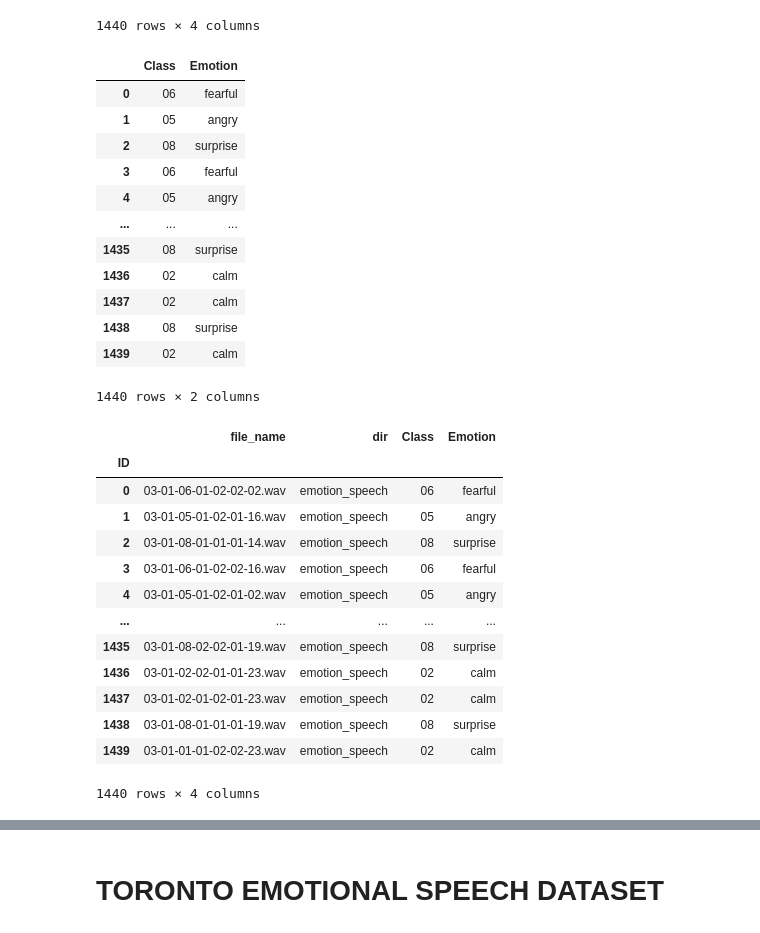
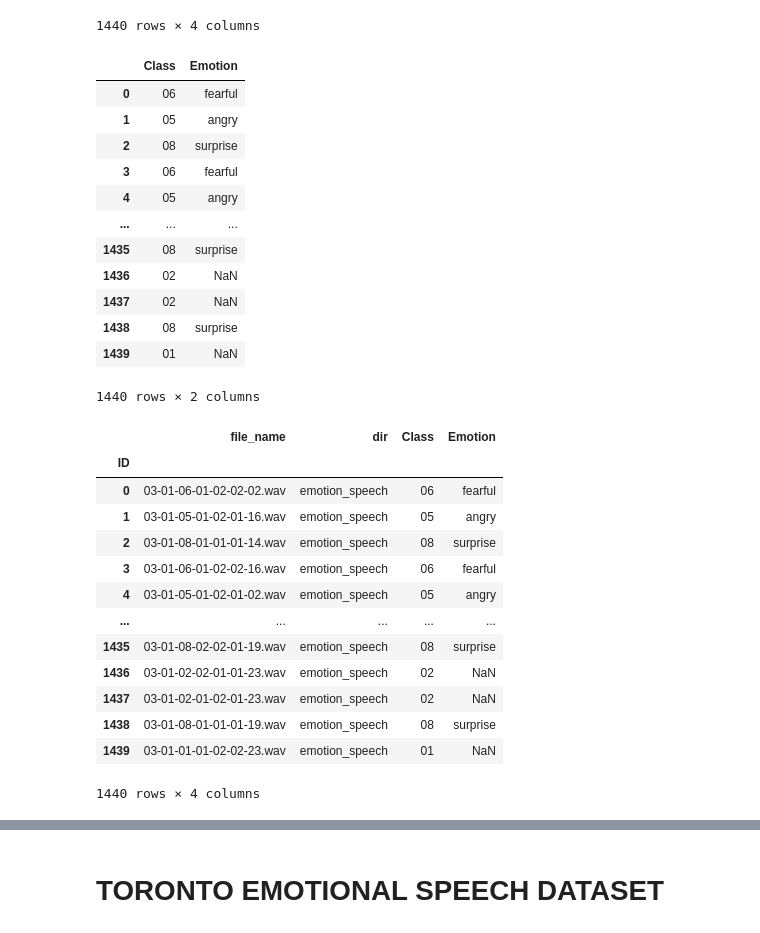
Before and after one commit to timsamson/audible_emotion_recognition, a Jupyter notebook: data_prep/data_prep.ipynb, the cells around one changed output, grey strips where cells are left out. Saved outputs shown, nothing was run; the diff lists cells and outputs as text; code cells hidden in the pictures.

```diff
--- a/data_prep/data_prep.ipynb
+++ b/data_prep/data_prep.ipynb
@@ -77,39 +77,39 @@ file_name_df
 
 # Modality (01 = full-AV, 02 = video-only, 03 = audio-only).
 # Vocal channel (01 = speech, 02 = song).
 # Emotion (01 = neutral, 02 = calm, 03 = happy, 04 = sad, 05 = angry, 06 = fearful, 07 = disgust, 08 = surprised).
 # Emotional intensity (01 = normal, 02 = strong). NOTE: There is no strong intensity for the 'neutral' emotion.
 # Statement (01 = "Kids are talking by the door", 02 = "Dogs are sitting by the door").
 # Repetition (01 = 1st repetition, 02 = 2nd repetition).
 # Actor (01 to 24. Odd numbered actors are male, even numbered actors are female).
 
 encoding_df = file_name_df["encoding"].str.split("-", n=-1, expand=True)
 encoding_df.columns = ['Modality','Vocal_channel','Class','Intensity','Statement','Repetition','Actor']
 final_df = encoding_df.drop(columns=['Modality','Vocal_channel','Intensity','Statement','Repetition','Actor'])
 
-final_df.loc[final_df.Class == '01', 'Class'] = '02'
-final_df.loc[final_df.Class == '02', 'Emotion'] = 'calm'
+#final_df.loc[final_df.Class == '01', 'Class'] = '02'
+#final_df.loc[final_df.Class == '02', 'Emotion'] = 'calm'
 final_df.loc[final_df.Class == '03', 'Emotion'] = 'happy'
 final_df.loc[final_df.Class == '04', 'Emotion'] = 'sad'
 final_df.loc[final_df.Class == '05', 'Emotion'] = 'angry'
 final_df.loc[final_df.Class == '06', 'Emotion'] = 'fearful'
 final_df.loc[final_df.Class == '07', 'Emotion'] = 'disgust'
 final_df.loc[final_df.Class == '08', 'Emotion'] = 'surprise'
 
 final_df
 # %% [output]
 |  | Class | Emotion |
 | 0 | 06 | fearful |
 | 1 | 05 | angry |
 | 2 | 08 | surprise |
 | 3 | 06 | fearful |
 | 4 | 05 | angry |
 | ... | ... | ... |
 | 1435 | 08 | surprise |
-| 1436 | 02 | calm |
-| 1437 | 02 | calm |
+| 1436 | 02 | NaN |
+| 1437 | 02 | NaN |
 | 1438 | 08 | surprise |
-| 1439 | 02 | calm |
+| 1439 | 01 | NaN |
 1440 rows × 2 columns
 # %%
 #merge data frame
@@ -126,8 +126,8 @@ merged_df.set_index('ID')
 | 4 | 03-01-05-01-02-01-02.wav | emotion_speech | 05 | angry |
 | ... | ... | ... | ... | ... |
 | 1435 | 03-01-08-02-02-01-19.wav | emotion_speech | 08 | surprise |
-| 1436 | 03-01-02-02-01-01-23.wav | emotion_speech | 02 | calm |
-| 1437 | 03-01-02-01-02-01-23.wav | emotion_speech | 02 | calm |
+| 1436 | 03-01-02-02-01-01-23.wav | emotion_speech | 02 | NaN |
+| 1437 | 03-01-02-01-02-01-23.wav | emotion_speech | 02 | NaN |
 | 1438 | 03-01-08-01-01-01-19.wav | emotion_speech | 08 | surprise |
-| 1439 | 03-01-01-01-02-02-23.wav | emotion_speech | 02 | calm |
+| 1439 | 03-01-01-01-02-02-23.wav | emotion_speech | 01 | NaN |
 1440 rows × 4 columns
```
Also changed, not shown: parts of 15 cells of this notebook, 10 other files.
